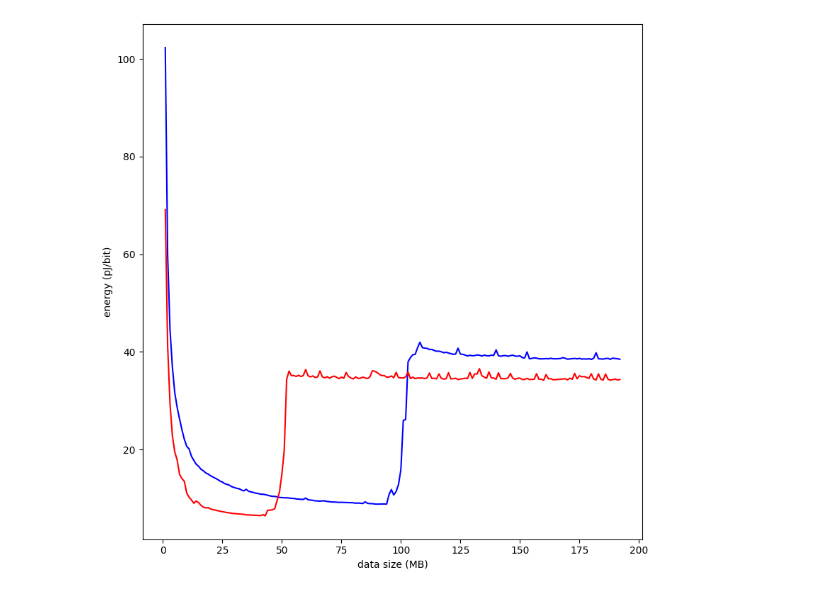
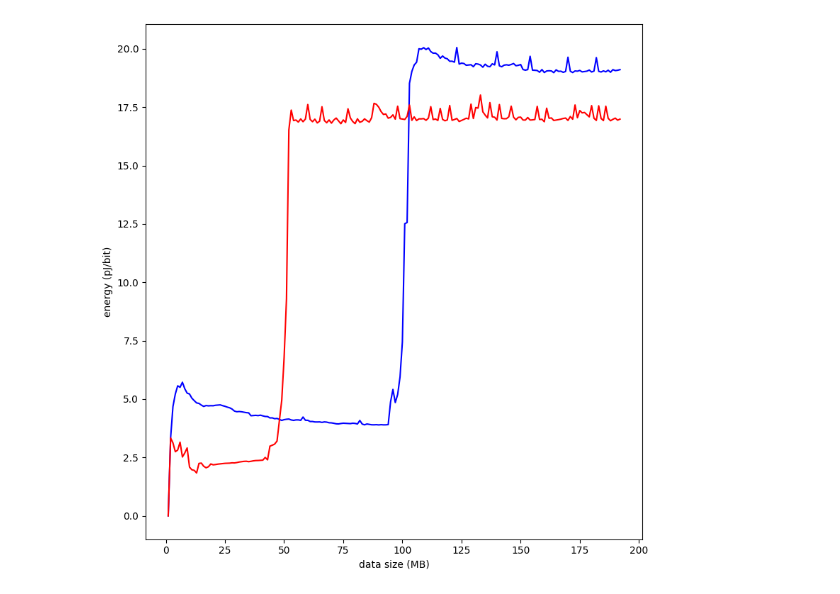
Before and after one commit to zihanpan8378/LLMCompass, a Jupyter notebook: ae/energy_experiments/plot_l2_energy_change.ipynb, the cells around one changed output. Cells and saved outputs as stored; diff of their text form; code cells hidden in the pictures.

Commit message:
Add plot for l2 cache and memory tests

```diff
--- a/ae/energy_experiments/plot_l2_energy_change.ipynb
+++ b/ae/energy_experiments/plot_l2_energy_change.ipynb
@@ -16,0 +44,34 @@ l2_L4_run.set_index(["M"], inplace=True)
+# %%
+M_list = []
+energy_6000_run_list = []
+energy_6000_per_bit_list = []
+flop_6000_run_list = []
+energy_L4_run_list = []
+energy_L4_per_bit_list = []
+flop_L4_run_list = []
+for M in range(1, 193):
+    M_list.append(M)
+    energy_6000_run_list.append(l2_6000_run.loc[M, "energy"])
+    energy_6000_per_bit_list.append(l2_6000_run.loc[M, "energy"] / (M * 1024 * 1024 * 16 * (2**5)))
+    flop_6000_run_list.append(((M * 1024 * 1024) // 2 - 1) * 1e-12 / (float(l2_6000_run.loc[M, "latency"][:-3]) * 1e-3))
+    energy_L4_run_list.append(l2_L4_run.loc[M, "energy"])
+    energy_L4_per_bit_list.append(l2_L4_run.loc[M, "energy"] / (M * 1024 * 1024 * 16 * (2**5)))
+    flop_L4_run_list.append(((M * 1024 * 1024) // 2 - 1) * 1e-12 / (float(l2_L4_run.loc[M, "latency"][:-3]) *1e-3))
+
+fig, ax1 = plt.subplots(figsize=(8, 8))
+ax1.set_xlabel("data size (MB)")
+ax1.plot(M_list, energy_6000_per_bit_list, marker="", label=f"6000 Ada energy per bit", color='blue')
+ax1.plot(M_list, energy_L4_per_bit_list, marker="", label=f"L4 energy per bit", color='red')
+
+ax1.set_ylabel('energy (pJ/bit)')
+
+ax2 = ax1.twinx()
+ax2.plot(M_list, flop_6000_run_list, marker="", label=f"6000 Ada flop per ms", color='lightblue', linestyle='dashed')
+ax2.plot(M_list, flop_L4_run_list, marker="", label=f"L4 flop per ms", color='salmon', linestyle='dashed')
+ax2.set_ylabel('throughput of operations (TFLOPS/s)')
+
+ax2.axvline(x=48, color='red', linestyle='dotted', label='L4 l2 cache size')
+ax2.axvline(x=96, color='blue', linestyle='dotted', label='6000 Ada l2 cache size')
+
+plt.tight_layout()
+plt.show()
@@ -17,24 +80,24 @@ l2_L4_run.set_index(["M"], inplace=True)
 # %%
 M_list = []
 energy_6000_run_list = []
 energy_6000_per_bit_list = []
 energy_L4_run_list = []
 energy_L4_per_bit_list = []
 for M in range(1, 193):
     M_list.append(M)
     energy_6000_run_list.append(l2_6000_run.loc[M, "energy"])
-    energy_6000_per_bit_list.append(l2_6000_run.loc[M, "energy"] / (M * 1024 * 1024 * 8 * 32))
+    energy_6000_per_bit_list.append((l2_6000_run.loc[M, "energy"] - energy_6000_run_list[0]) / (M * 1024 * 1024 * 16 * (2**5)))
     energy_L4_run_list.append(l2_L4_run.loc[M, "energy"])
-    energy_L4_per_bit_list.append(l2_L4_run.loc[M, "energy"] / (M * 1024 * 1024 * 8 * 32))
+    energy_L4_per_bit_list.append((l2_L4_run.loc[M, "energy"] - energy_L4_run_list[0]) / (M * 1024 * 1024 * 16 * (2**5)))
 
 fig, ax1 = plt.subplots(figsize=(8, 8))
 ax1.set_xlabel("data size (MB)")
 ax1.plot(M_list, energy_6000_per_bit_list, marker="", label=f"RTX4090 energy per bit", color='blue')
 ax1.plot(M_list, energy_L4_per_bit_list, marker="", label=f"RTX4090 energy per bit", color='red')
 
 ax1.set_ylabel('energy (pJ/bit)')
 
 plt.tight_layout()
 plt.show()
 # %% [output]
-[figure, old version]
+[figure, new version]
```
Also changed, not shown: parts of 3 cells of this notebook, 1 other file.
